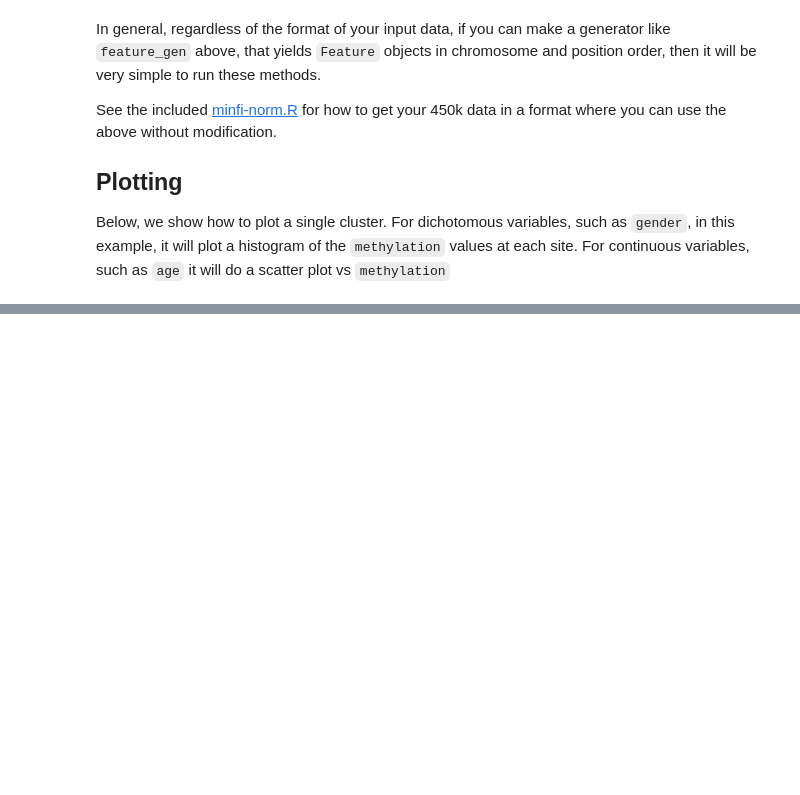
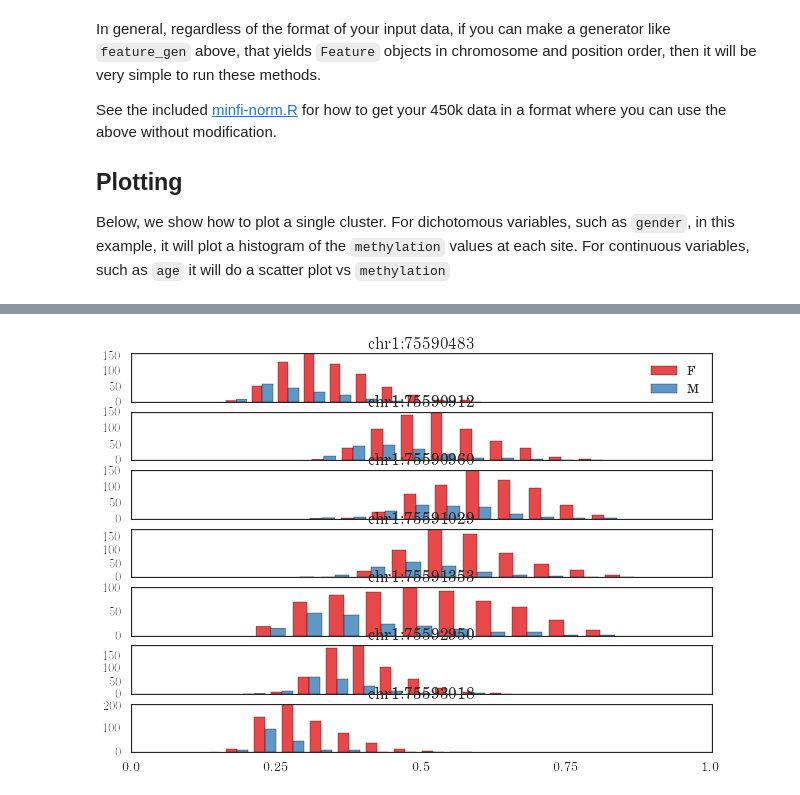
Before and after one commit to brentp/crystal, a Jupyter notebook: notebooks/Introduction.ipynb, the cells around one changed output, grey strips where cells are left out. Saved outputs shown, nothing was run; the diff lists cells and outputs as text; code cells hidden in the pictures; blank space fills up the shorter version.

```diff
--- a/notebooks/Introduction.ipynb
+++ b/notebooks/Introduction.ipynb
@@ -222,0 +239,9 @@ fig, axs = crystal.plot_cluster(cluster, covs)
+# %%
+# I run this to get a cluster that looks different by gender
+for i, cluster in enumerate(crystal.model_clusters(cluster_iter, covs, formula, "gender", crystal.gee_cluster, n_cpu=3)):
+    #print header.format(**cluster)
+    if cluster['p'] < 1e-5 and abs(cluster['coef']) > 0.25: break
+
+_ = crystal.plot.plot_cluster(cluster, covs)
+# %% [output]
+[figure, added]
```
Also changed, not shown: parts of 22 cells of this notebook, 11 other files.
